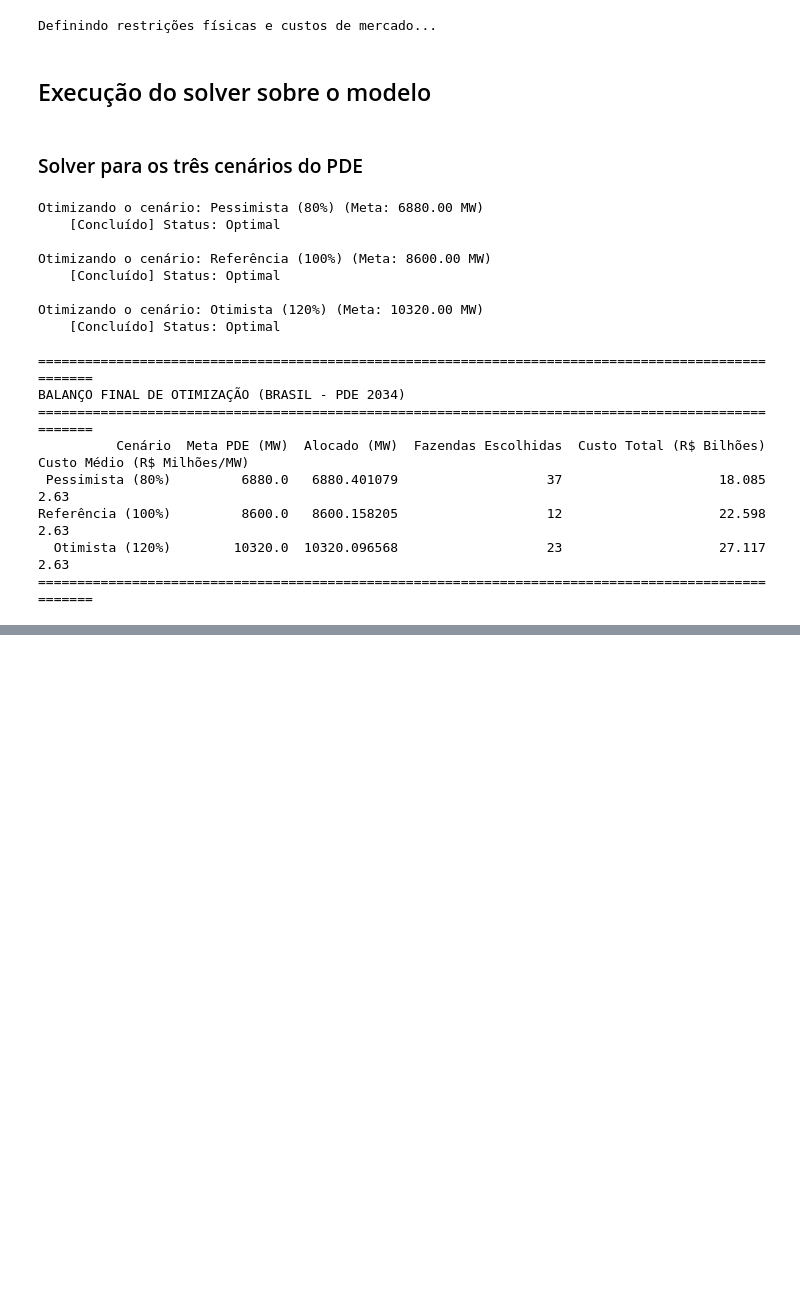
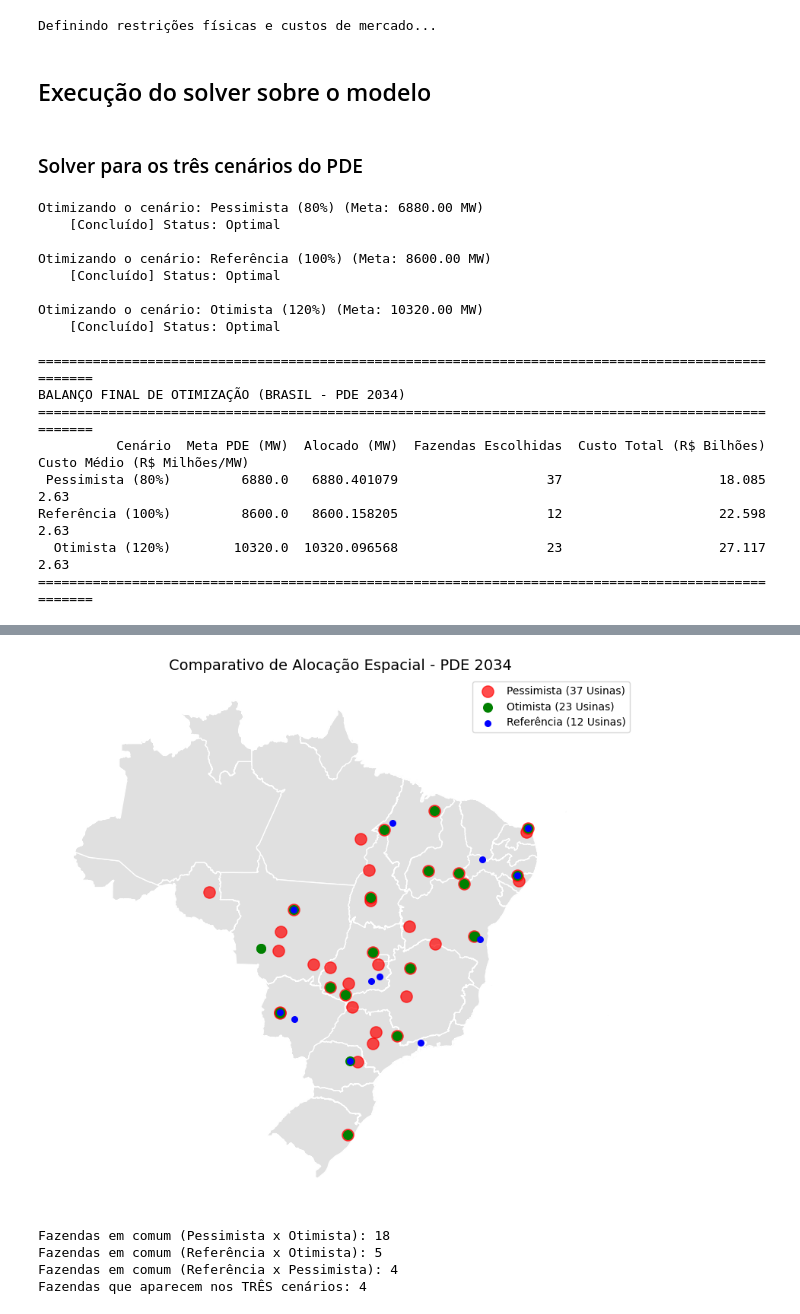
Before and after one commit to JPMartinsF/analise-geografica-energia-solar-brasil, a Jupyter notebook: notebooks/10-otimizacao-matematica-pulp.ipynb, the cells around one changed output, grey strips where cells are left out. Drawn from its saved outputs; the diff is of its cells as text; code cells hidden in the pictures; blank space fills up the shorter version.

```diff
--- a/notebooks/10-otimizacao-matematica-pulp.ipynb
+++ b/notebooks/10-otimizacao-matematica-pulp.ipynb
@@ -98,6 +102,8 @@ cenarios = {
 
 resultados_cenarios = []
 indices = df_candidatos.index
+
+selecionados_cenarios = {}
 
 solver = pulp.PULP_CBC_CMD(
     msg=True,
@@ -125,6 +131,7 @@ for nome_cenario, meta_mw in cenarios.items():
     df_selecionados = df_candidatos.loc[selecionados_idx]
     potencial_alocado = df_selecionados['potencial_mw_efetivo'].sum()
     custo_bilhoes = pulp.value(prob.objective) / 1e9
+    selecionados_cenarios[nome_cenario] = df_selecionados
 
     resultados_cenarios.append({
         "Cenário": nome_cenario,
@@ -142,6 +149,9 @@ print("BALANÇO FINAL DE OTIMIZAÇÃO (BRASIL - PDE 2034)")
 print("="*100)
 df_resultados = pd.DataFrame(resultados_cenarios)
 print(df_resultados.to_string(index=False))
+# print(selecionados_cenarios["Pessimista (80%)"].to_string(index=False))
+# print(selecionados_cenarios["Referência (100%)"].to_string(index=False))
+# print(selecionados_cenarios["Otimista (120%)"].to_string(index=False))
 print("="*100)
 # %% [output]
 Otimizando o cenário: Pessimista (80%) (Meta: 6880.00 MW)
@@ -163,0 +176,12 @@ Referência (100%)         8600.0   8600.158205                   12
+# %%
+candidatos_localizacao["geometry"] = candidatos_localizacao["geometry"].apply(wkt.loads)
+# %%
+fazendas_gdf = gpd.GeoDataFrame(candidatos_localizacao, geometry="geometry", crs="EPSG:5880")
+# %%
+fazendas_pessimista = fazendas_gdf.loc[selecionados_cenarios["Pessimista (80%)"].index]
+fazendas_referencia = fazendas_gdf.loc[selecionados_cenarios["Referência (100%)"].index]
+fazendas_otimista = fazendas_gdf.loc[selecionados_cenarios["Otimista (120%)"].index]
+
+fazendas_pessimista = fazendas_pessimista.to_crs(states_gdf.crs)
+fazendas_referencia = fazendas_referencia.to_crs(states_gdf.crs)
+fazendas_otimista = fazendas_otimista.to_crs(states_gdf.crs)
@@ -163,0 +200,31 @@ Referência (100%)         8600.0   8600.158205                   12
+# %%
+fig, ax = plt.subplots(1, 1, figsize=(10, 10))
+
+# Fundo do Brasil
+states_gdf.plot(ax=ax, color="#e0e0e0", edgecolor="white", linewidth=1)
+
+# Plota do maior conjunto (Pessimista - 37) para o menor (Referência - 12)
+fazendas_pessimista.plot(ax=ax, color="red", markersize=120, label="Pessimista (37 Usinas)", alpha=0.7)
+fazendas_otimista.plot(ax=ax, color="green", markersize=70, label="Otimista (23 Usinas)")
+fazendas_referencia.plot(ax=ax, color="blue", markersize=30, label="Referência (12 Usinas)")
+
+ax.set_title("Comparativo de Alocação Espacial - PDE 2034", fontsize=14)
+ax.set_axis_off()
+plt.legend()
+plt.show()
+# %% [output]
+[figure, added]
+# %%
+set_pessimista = set(fazendas_pessimista.index)
+set_referencia = set(fazendas_referencia.index)
+set_otimista = set(fazendas_otimista.index)
+
+print(f"Fazendas em comum (Pessimista x Otimista): {len(set_pessimista & set_otimista)}")
+print(f"Fazendas em comum (Referência x Otimista): {len(set_referencia & set_otimista)}")
+print(f"Fazendas em comum (Referência x Pessimista): {len(set_referencia & set_pessimista)}")
+print(f"Fazendas que aparecem nos TRÊS cenários: {len(set_pessimista & set_referencia & set_otimista)}")
+# %% [output]
+Fazendas em comum (Pessimista x Otimista): 18
+Fazendas em comum (Referência x Otimista): 5
+Fazendas em comum (Referência x Pessimista): 4
+Fazendas que aparecem nos TRÊS cenários: 4
```
Also changed, not shown: parts of 7 cells of this notebook, 1 other file.
